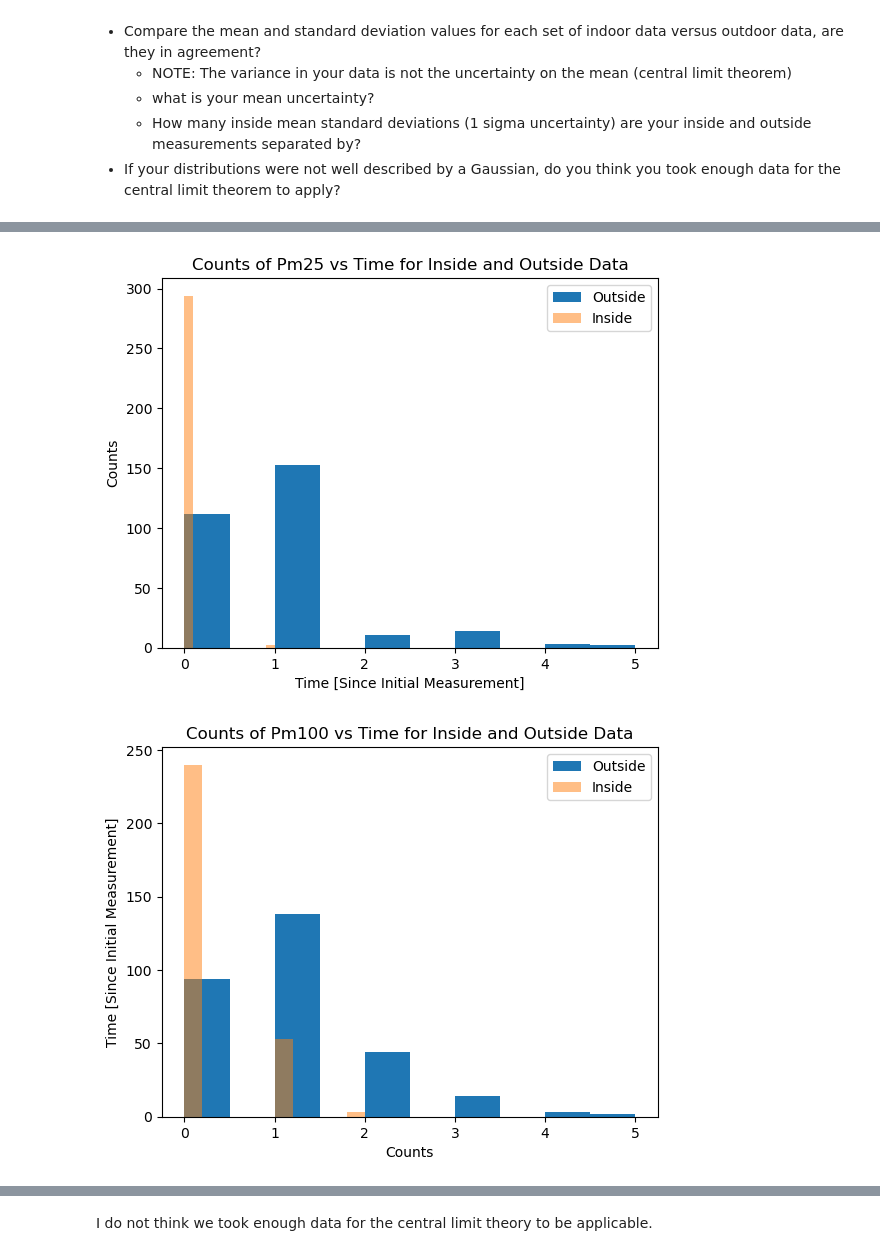
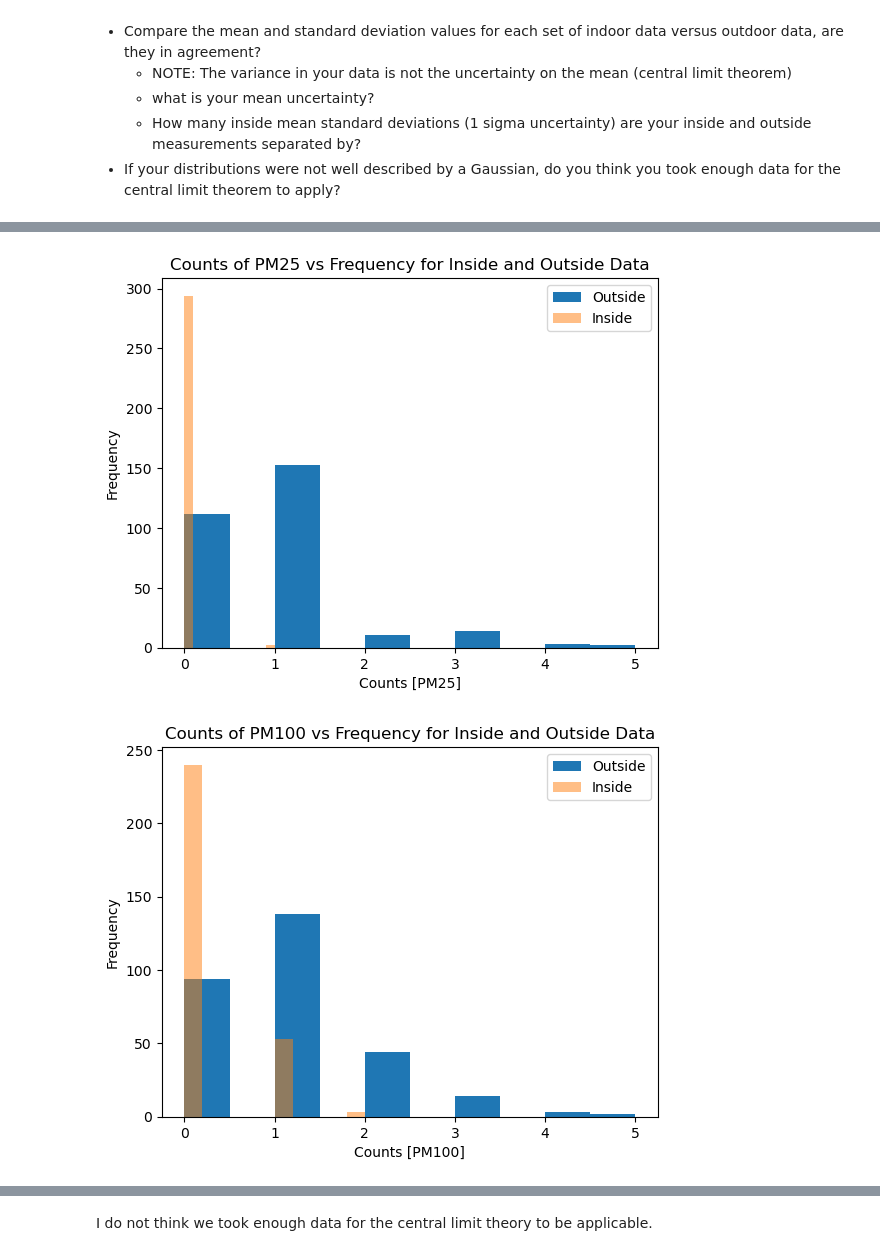
Before and after one commit to rgorai22/E11_RishikaKatie, a Jupyter notebook: E11_Lab_WK6 Pt 1 and 2.ipynb, the cells around one changed output, grey strips where cells are left out. Cells and saved outputs as stored; diff of their text form; code cells hidden in the pictures.

```diff
--- a/E11_Lab_WK6 Pt 1 and 2.ipynb
+++ b/E11_Lab_WK6 Pt 1 and 2.ipynb
@@ -128,22 +108,22 @@ plt.show()
 plt.hist(outsidedf["Pm25"],label='Outside')
 plt.hist(insidedf["Pm25"],label='Inside',alpha=0.5)
 plt.legend(loc='upper right')
-plt.ylabel('Counts')
-plt.xlabel('Time [Since Initial Measurement]')
-plt.title("Counts of Pm25 vs Time for Inside and Outside Data")
+plt.xlabel('Counts [PM25]')
+plt.ylabel('Frequency')
+plt.title("Counts of PM25 vs Frequency for Inside and Outside Data")
 plt.show()
 # %% [output]
-[figure, old version]
+[figure, new version]
 # %%
 plt.hist(outsidedf["Pm100"],label='Outside')
 plt.hist(insidedf["Pm100"],label='Inside',alpha=0.5)
 plt.legend(loc='upper right')
-plt.xlabel('Counts')
-plt.ylabel('Time [Since Initial Measurement]')
-plt.title("Counts of Pm100 vs Time for Inside and Outside Data")
+plt.xlabel('Counts [PM100]')
+plt.ylabel('Frequency')
+plt.title("Counts of PM100 vs Frequency for Inside and Outside Data")
 plt.show()
 # %% [output]
-[figure, old version]
+[figure, new version]
 # %%
 plt.hist(outsidedf["Temp"],label='Outside')
 plt.hist(insidedf["Temp"],label='Inside',alpha=0.5)
```
Also changed, not shown: parts of 7 cells of this notebook.
